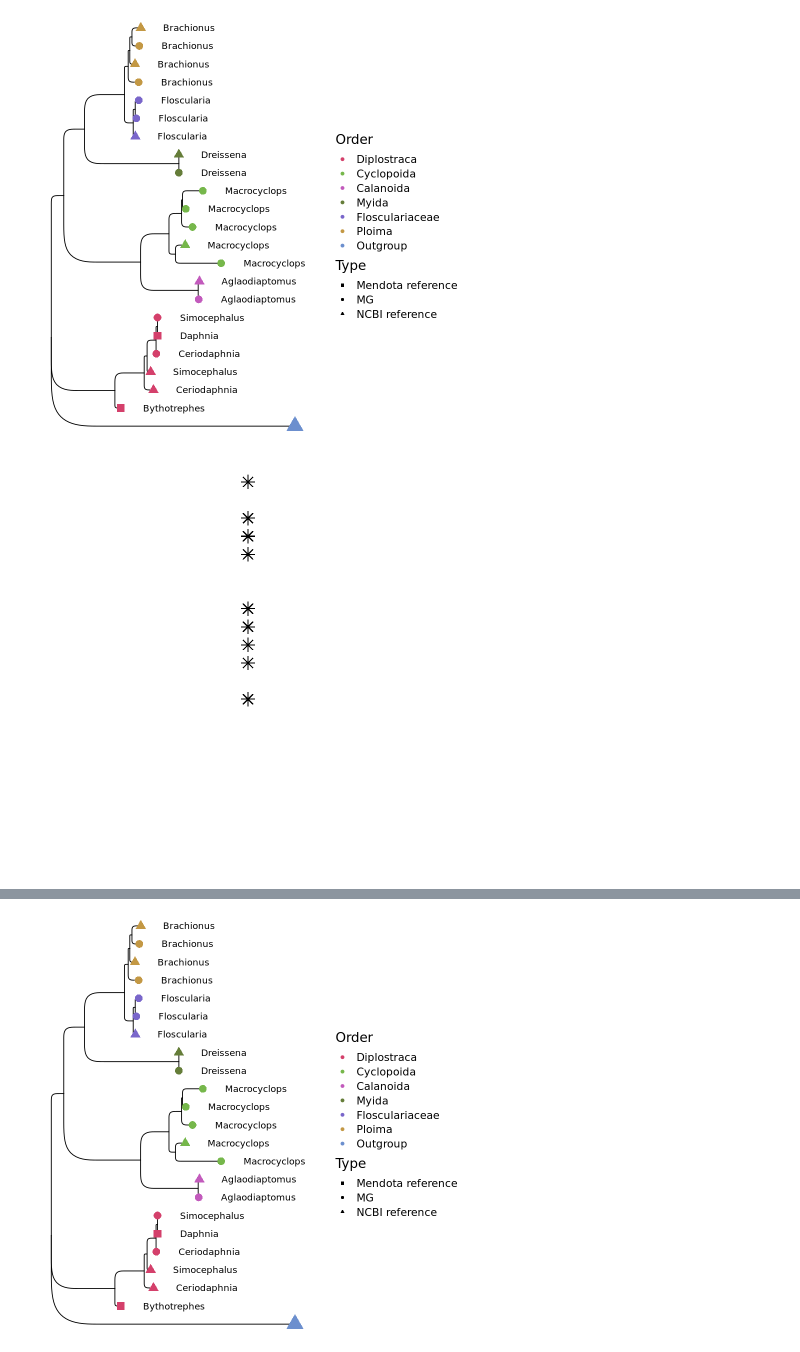
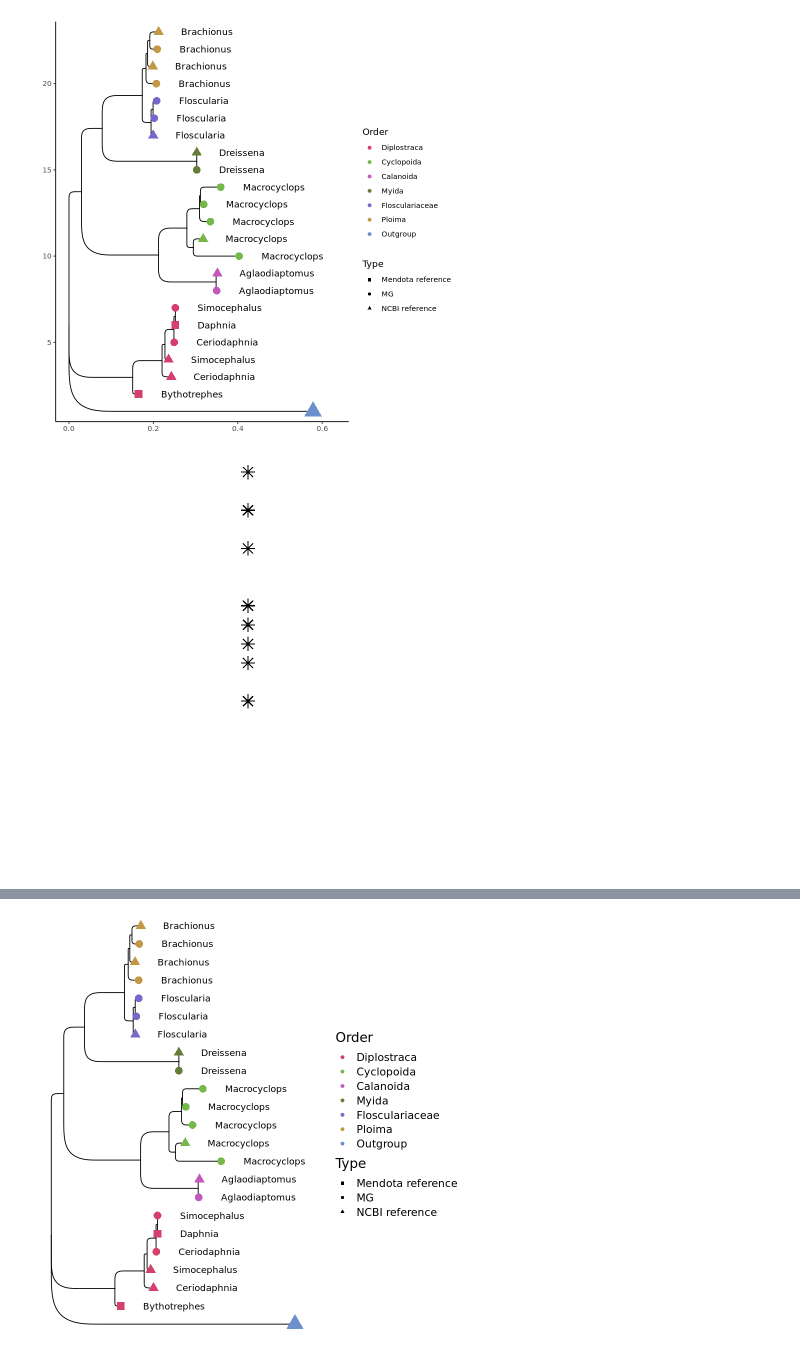
Before and after one commit to akrinos/2023-Krinos-Mendota18S, a Jupyter notebook: code/Jupyter Notebooks/metazoan-panel.ipynb, the cells around one changed output, grey strips where cells are left out. Saved outputs shown, nothing was run; the diff lists cells and outputs as text; code cells hidden in the pictures.

```diff
--- a/code/Jupyter Notebooks/metazoan-panel.ipynb
+++ b/code/Jupyter Notebooks/metazoan-panel.ipynb
@@ -301,25 +441,25 @@ categorize_vals$Verdict[(p.adjust(1-categorize_vals$p.value, "BH") > 0.05) &
 # %%
 distinct_cols = c("#9f4764", "#58cb5f", "#be54c4", "#4fa433", "#7166d9", "#b0bf2e", "#8b57a1",
                   "#92bc43", "#d24790", "#55bd81", "#d23d55", "#51c6c0", "#d24b29", "#60a2d7",
                   "#de882f", "#6077c3", "#d0b13d", "#d08dce", "#417d23", "#e07f89", "#408147",
                   "#e98060", "#338b70", "#a35630", "#77902d", "#d4a268", "#636f2d", "#9fb56c",
                   "#86672d", "#9d8527", "black")
 distinct_cols = c("#d4406b","#76b74b","#c25abc","#657d39","#7966ca",
                   "#c39844","#6c8fce","#c8603e","#4db598","#bd6a8e")
 metazoan_tree = (ggtree(data_frame_metazoan,layout="roundrect") +
     geom_tippoint(aes(col=NewLab,shape=Type,size=NewSize)) +
     scale_color_manual(values=distinct_cols, name="Order",
                        breaks = c(unique(data_frame_metazoan$NewLab),""),
                        labels = c(unique(data_frame_metazoan$NewLab),"Outgroup"),
                       na.value="transparent", na.translate = F) +
     geom_tiplab(aes(label=NewLabGenus), offset=0.05) +
     scale_shape_manual(values=c(15,16,17))+
     scale_size_manual(values=c(4,7))+ guides(size="none") +
-    theme_void(base_size=16))#+ ylim2(heatmap_plot))
+    theme_void(base_size=16) + theme_classic())#+ ylim2(heatmap_plot))
 
 metazoan_tree
 # %% [output]
-[figure, old version]
+[figure, new version]
 # %%
 for_heatmap = data_frame_metazoan %>%
     dplyr::left_join(for_plotting %>%
@@ -334,10 +474,12 @@ for_heatmap = data_frame_metazoan %>%
 verdict_plot = ggplot(for_heatmap %>%
                       dplyr::mutate(color_pt = dplyr::case_when(Verdict == "IncreasedPost2010" ~ "true",
                                                              TRUE ~ "none"))) +
-    geom_point(aes(y = y, x = 0, color = color_pt),pch=8,size=5) + theme_void(base_size=16) + xlim(-0.5,0.5) +
+    geom_point(aes(y = y, x = 0, color = color_pt),pch=8,size=5) + theme_void(base_size=16) +
+    xlim(-0.5,0.5) +
     scale_color_manual(breaks=c("true","none"), values = c("black","transparent")) +
-    theme(legend.position="none") + aplot::ylim2(metazoan_tree)
+    theme(legend.position="none") +
+    aplot::ylim2(metazoan_tree)
 verdict_plot
 # %% [output]
-[figure, old version]
+[figure, new version]
 # %%
```
Also changed, not shown: parts of 22 cells of this notebook, 7 other files.
